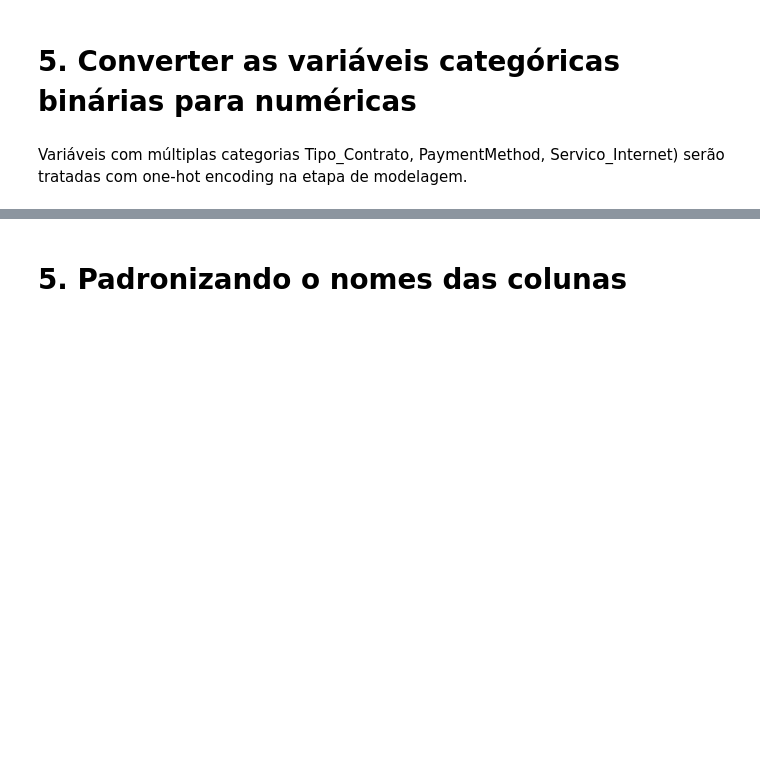
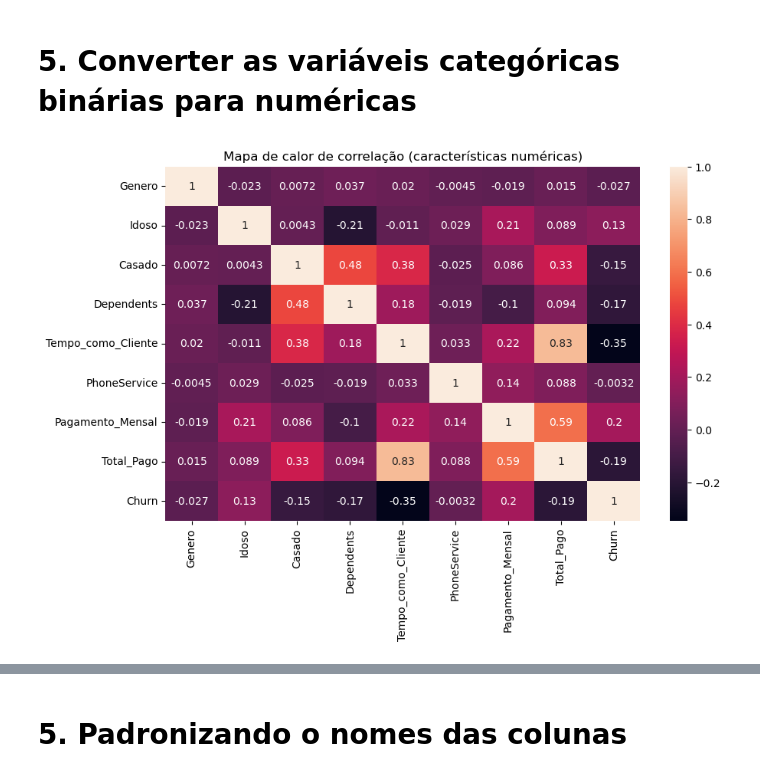
Before and after one commit to luanaoliveira/ebac_data_science_exercises, a Jupyter notebook: data_preprocessing_1/Profissao Cientista de Dados M14 Pratique.ipynb, the cells around one changed output, grey strips where cells are left out. Saved outputs shown, nothing was run; the diff lists cells and outputs as text; code cells hidden in the pictures; blank space fills up the shorter version.

Commit message:
M14: data preprocessing (missing values, standardization, binary encoding)

```diff
--- a/data_preprocessing_1/Profissao Cientista de Dados M14 Pratique.ipynb
+++ b/data_preprocessing_1/Profissao Cientista de Dados M14 Pratique.ipynb
@@ -271,5 +277,11 @@ df["Genero"] = df["Genero"].map({"Female": 0, "Male": 1}).astype("Int64")
 bin_cols = ["Casado","Dependents","PhoneService", "Churn"]
 for c in bin_cols:
     df[c] = df[c].map({"No": 0, "Yes": 1}).astype("Int64")
-# %% [markdown]
-Variáveis com múltiplas categorias Tipo_Contrato, PaymentMethod, Servico_Internet) serão tratadas com one-hot encoding na etapa de modelagem.
+# %%
+# Matriz de correlação após converter variáveis binárias
+plt.figure(figsize=(10, 6))
+sns.heatmap(df.corr(numeric_only=True), annot=True)
+plt.title("Mapa de calor de correlação (características numéricas)")
+plt.show()
+# %% [output]
+[figure, added]
```
Also changed, not shown: parts of 4 cells of this notebook.
